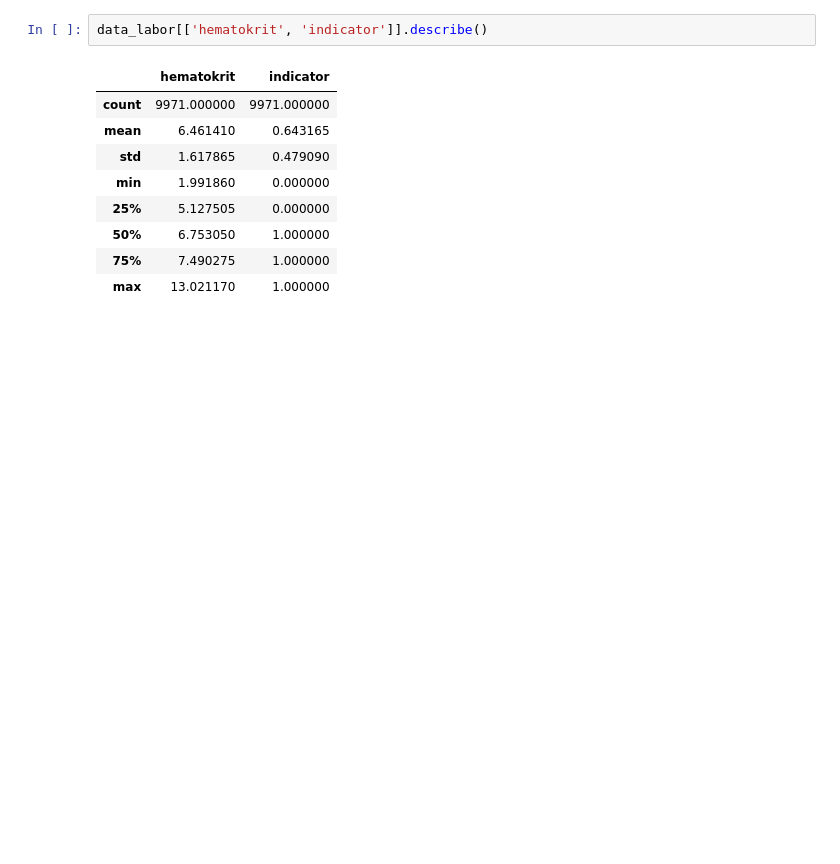
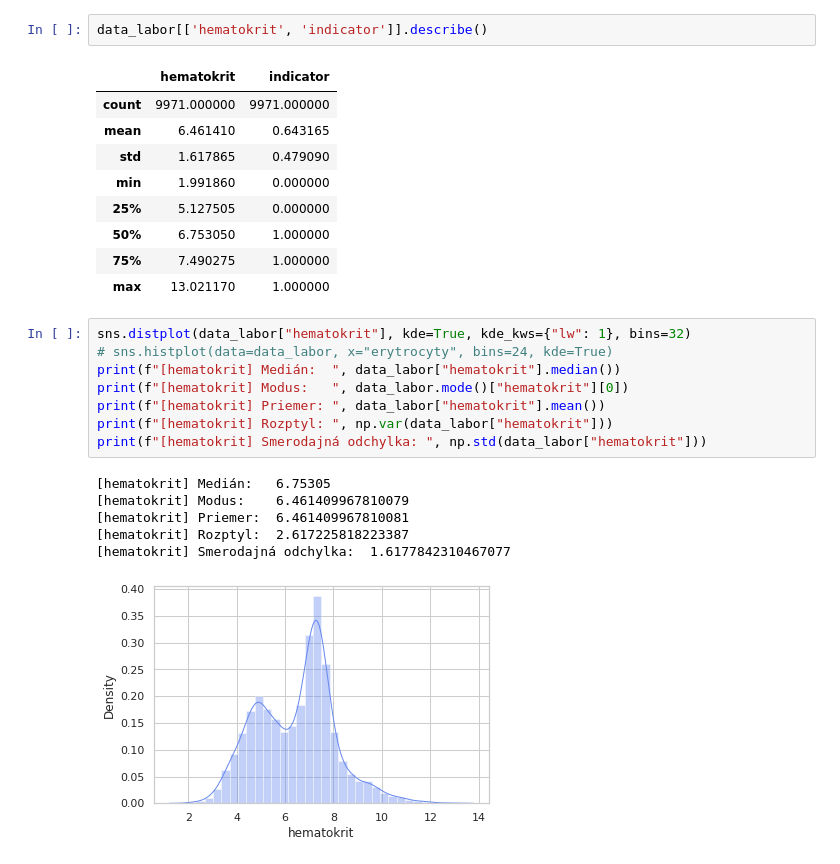
Before and after one commit to MarkoStahovec/IAU-Stahovec-Viest, a Jupyter notebook: main.ipynb, the cells around one changed output. Cells and saved outputs as stored; diff of their text form; blank space fills up the shorter version.

```diff
--- a/main.ipynb
+++ b/main.ipynb
@@ -543,3 +572,18 @@ data_labor[['hematokrit', 'indicator']].describe()
 | 50% | 6.753050 | 1.000000 |
 | 75% | 7.490275 | 1.000000 |
 | max | 13.021170 | 1.000000 |
+# %%
+sns.distplot(data_labor["hematokrit"], kde=True, kde_kws={"lw": 1}, bins=32)
+# sns.histplot(data=data_labor, x="erytrocyty", bins=24, kde=True)
+print(f"[hematokrit] Medián:  ", data_labor["hematokrit"].median())
+print(f"[hematokrit] Modus:   ", data_labor.mode()["hematokrit"][0])
+print(f"[hematokrit] Priemer: ", data_labor["hematokrit"].mean())
+print(f"[hematokrit] Rozptyl: ", np.var(data_labor["hematokrit"]))
+print(f"[hematokrit] Smerodajná odchylka: ", np.std(data_labor["hematokrit"]))
+# %% [output]
+[hematokrit] Medián:   6.75305
+[hematokrit] Modus:    6.461409967810079
+[hematokrit] Priemer:  6.461409967810081
+[hematokrit] Rozptyl:  2.617225818223387
+[hematokrit] Smerodajná odchylka:  1.6177842310467077
+[figure, added]
```
Also changed, not shown: parts of 25 cells of this notebook.
